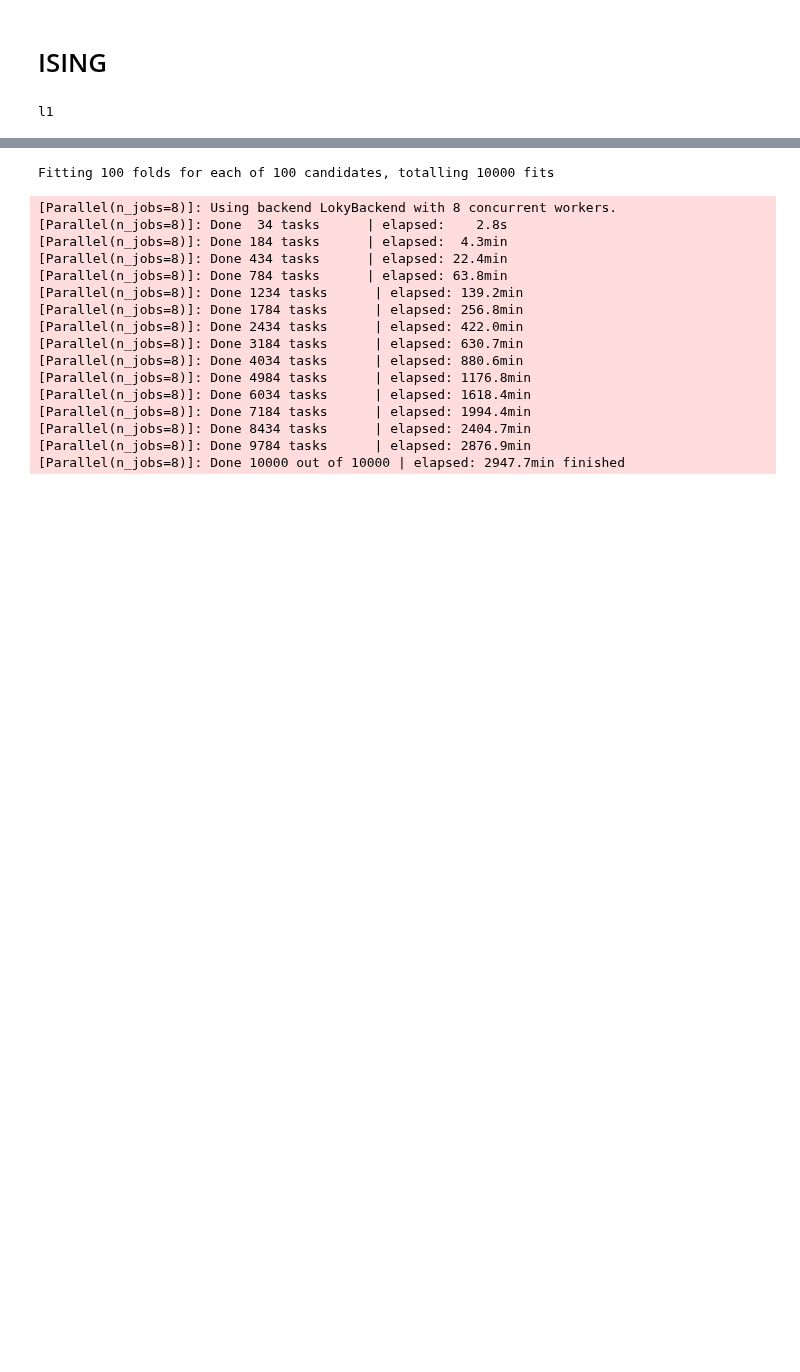
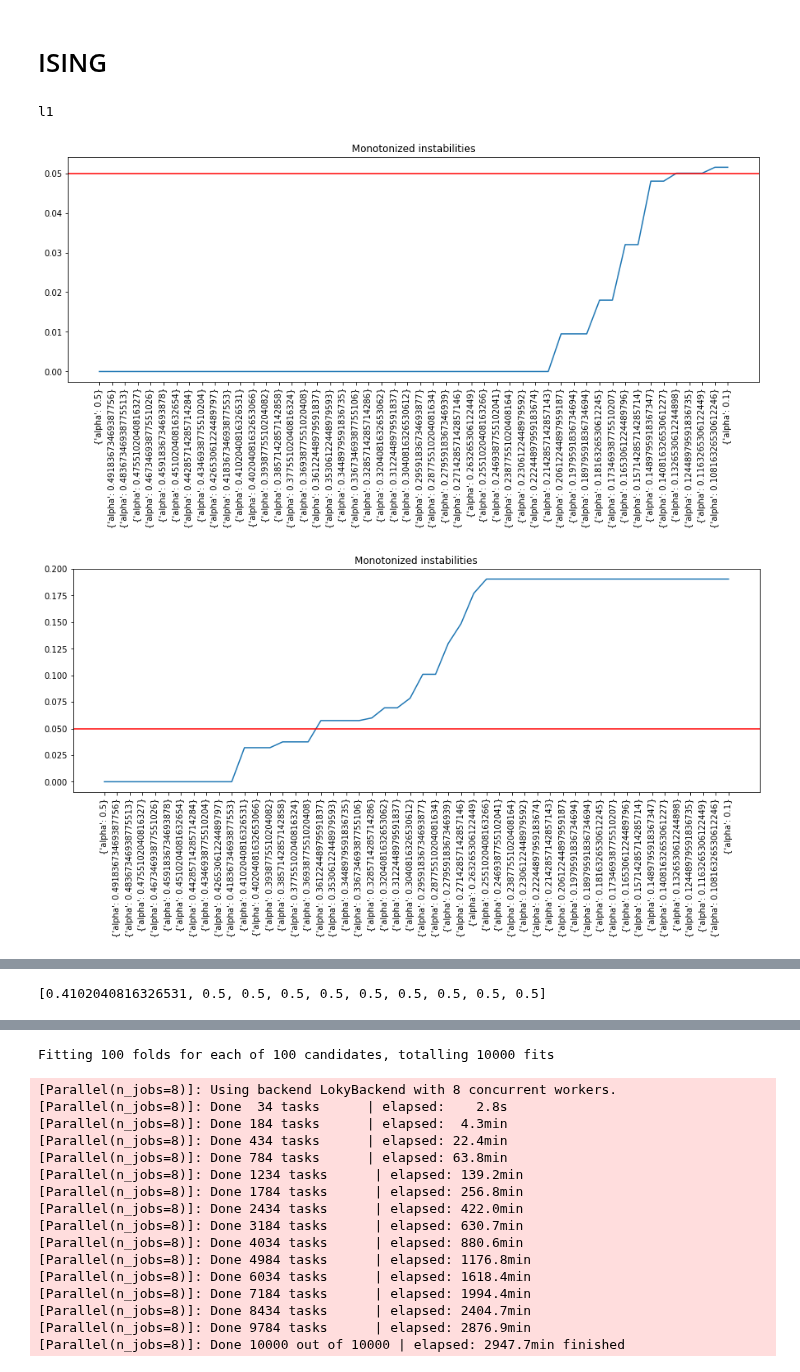
Before and after one commit to fdtomasi/regain, a Jupyter notebook: notebooks/temporal/Test temporal graphical model inference.ipynb, the cells around one changed output, grey strips where cells are left out. Saved outputs shown, nothing was run; the diff lists cells and outputs as text; code cells hidden in the pictures; blank space fills up the shorter version.

```diff
--- a/notebooks/temporal/Test temporal graphical model inference.ipynb
+++ b/notebooks/temporal/Test temporal graphical model inference.ipynb
@@ -39,11 +39,3 @@ samples, thetas = make_dataset(
  distribution='ising', change=2)
 # %% [output]
 l1
-# %%
-import regain.generalized_linear_model.ising; reload(regain.generalized_linear_model.ising)
-from regain.generalized_linear_model.ising import Ising_GLM_GM
-precisions = []
-for i in range(10):
-    ising_mdl = Ising_GLM_GM(alpha=0.7, mode='symmetric_fbs', verbose=0)
-    ising_mdl.fit(samples[0])
-    precisions.append(ising_mdl.precision_)
@@ -49,0 +48,15 @@ for i in range(10):
+# %%
+ising_mdl = Ising_GLM_GM(alpha=0.32, mode='symmetric_fbs', verbose=0)
+
+params = []
+estimators = []
+for i in range(10):
+    cv = GraphicalModelStabilitySelection(ising_mdl, param_grid={'alpha':np.linspace(0.1, 0.5, 50)}, plot=True,
+                                          sampling_size=80,
+                                         n_repetitions=20)
+    cv.fit(samples[i])
+    params.append(cv.best_params_['alpha'])
+    estimators.append(cv.best_estimator_)
+# %% [output]
+[figure, added]
+[figure, added]
@@ -49,0 +66,4 @@ for i in range(10):
+# %%
+params
+# %% [output]
+[0.4102040816326531, 0.5, 0.5, 0.5, 0.5, 0.5, 0.5, 0.5, 0.5, 0.5]
```
Also changed, not shown: parts of 10 cells of this notebook, 8 other files.
